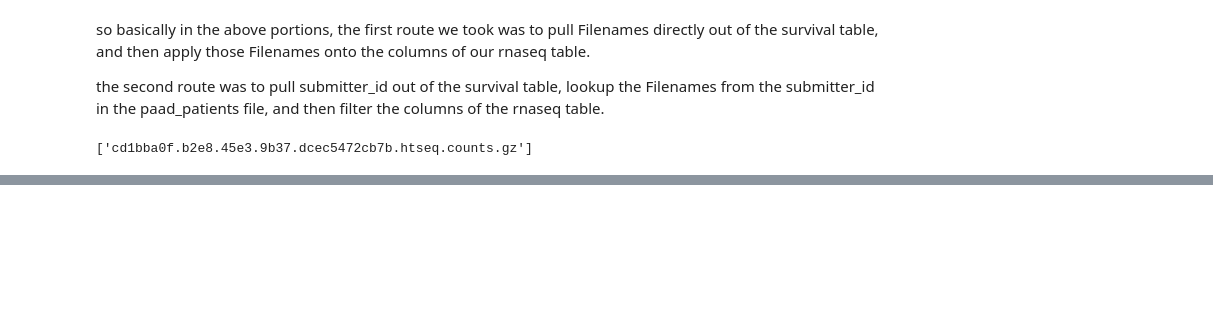
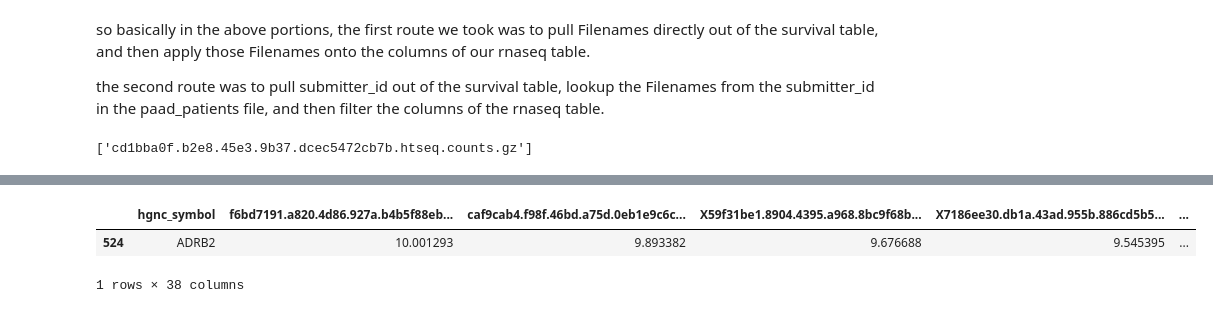
Before and after one commit to sophiaho/broad-work, a Jupyter notebook: tumor_survival_associations.ipynb, the cells around one changed output, grey strips where cells are left out. Drawn from its saved outputs; the diff is of its cells as text; code cells hidden in the pictures; blank space fills up the shorter version.

```diff
--- a/tumor_survival_associations.ipynb
+++ b/tumor_survival_associations.ipynb
@@ -150,0 +185,6 @@ difference_between_two_lists(rnaseq_survival_byid.columns.values, rnaseq_surviva
+# %%
+lower_quartile
+# %% [output]
+|  | hgnc_symbol | f6bd7191.a820.4d86.927a.b4b5f88eb... | caf9cab4.f98f.46bd.a75d.0eb1e9c6c... | X59f31be1.8904.4395.a968.8bc9f68b... | X7186ee30.db1a.43ad.955b.886cd5b5... | ... |
+| 524 | ADRB2 | 10.001293 | 9.893382 | 9.676688 | 9.545395 | ... |
+1 rows × 38 columns
```
Also changed, not shown: parts of 6 cells of this notebook.
